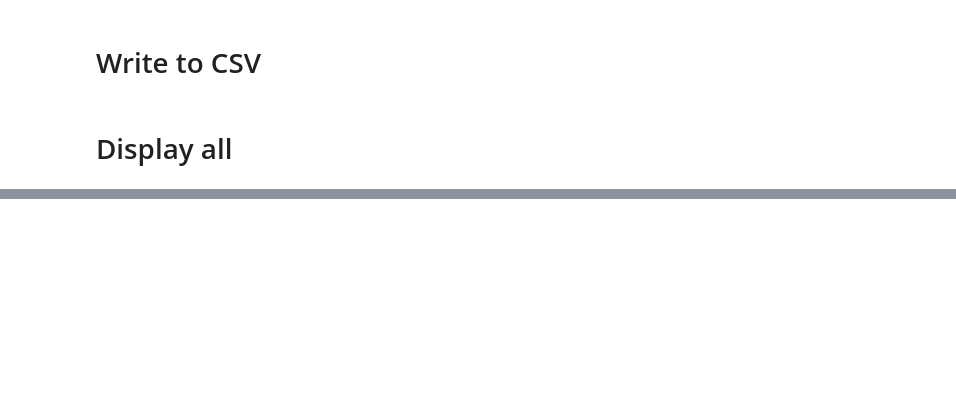
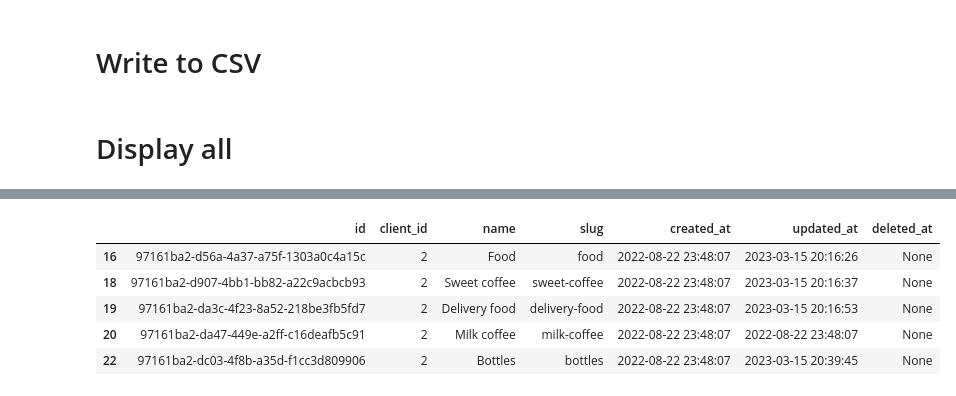
Before and after one commit to OmarHory/POS_CHATBOT_TEXT_TO_SQL, a Jupyter notebook: data_notebooks/orders/prepare_data.ipynb, the cells around one changed output, grey strips where cells are left out. Drawn from its saved outputs; the diff is of its cells as text; code cells hidden in the pictures; blank space fills up the shorter version.

```diff
--- a/data_notebooks/orders/prepare_data.ipynb
+++ b/data_notebooks/orders/prepare_data.ipynb
@@ -100,10 +206,13 @@ if os.path.exists(path):
     df_orders.reset_index(drop=True, inplace=True)
 else:
     print('orders_final_include.csv does not exist')
-    includables = 'products,branch,products.product,tags,products.promotion'
+    includables = 'branch,products.product,products.options.modifier_option'
     # call the foodics api to get the orders
     last_page = call_foodics('orders', last_page, client_id, token, includables=includables, filter=filter, return_last_page=True)
     print('last_page: ', last_page)
+
+    #temp
+    last_page = 5
 
     list_responses = call_foodics('orders', last_page, client_id, token, includables=includables, filter=filter)
     df_orders = pd.DataFrame([item for sublist in list_responses for item in sublist])
@@ -267,2 +574,9 @@ df_branches.head()
 # %%
-df_categories
+df_categories.head()
+# %% [output]
+|  | id | client_id | name | slug | created_at | updated_at | deleted_at |
+| 16 | 97161ba2-d56a-4a37-a75f-1303a0c4a15c | 2 | Food | food | 2022-08-22 23:48:07 | 2023-03-15 20:16:26 | None |
+| 18 | 97161ba2-d907-4bb1-bb82-a22c9acbcb93 | 2 | Sweet coffee | sweet-coffee | 2022-08-22 23:48:07 | 2023-03-15 20:16:37 | None |
+| 19 | 97161ba2-da3c-4f23-8a52-218be3fb5fd7 | 2 | Delivery food | delivery-food | 2022-08-22 23:48:07 | 2023-03-15 20:16:53 | None |
+| 20 | 97161ba2-da47-449e-a2ff-c16deafb5c91 | 2 | Milk coffee | milk-coffee | 2022-08-22 23:48:07 | 2022-08-22 23:48:07 | None |
+| 22 | 97161ba2-dc03-4f8b-a35d-f1cc3d809906 | 2 | Bottles | bottles | 2022-08-22 23:48:07 | 2023-03-15 20:39:45 | None |
```
Also changed, not shown: parts of 53 cells of this notebook.
